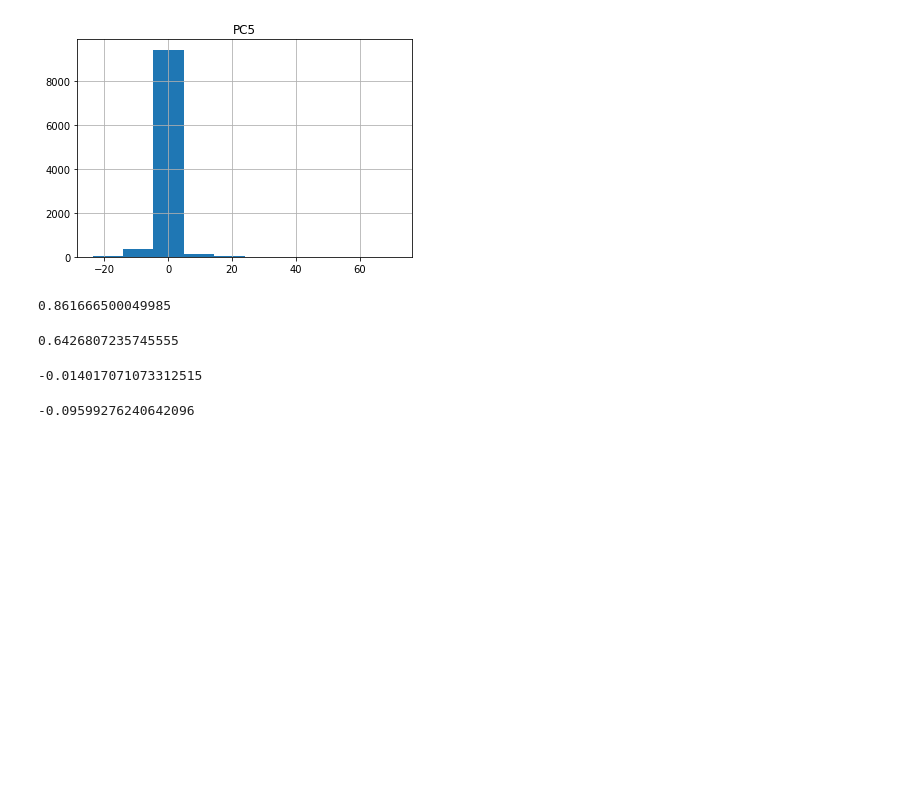
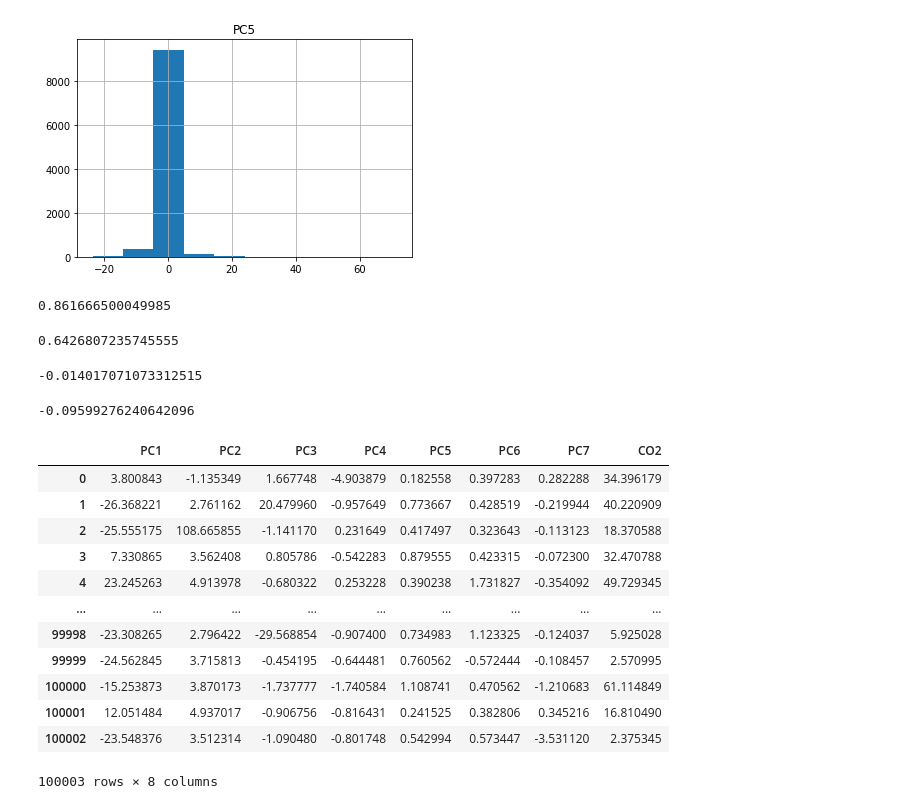
Before and after one commit to ACM-Research/exoplanet-atmosphere-analysis-with-ML, a Jupyter notebook: SynthDataGenerate.ipynb, the cells around one changed output. Drawn from its saved outputs; the diff is of its cells as text; code cells hidden in the pictures; blank space fills up the shorter version.

```diff
--- a/SynthDataGenerate.ipynb
+++ b/SynthDataGenerate.ipynb
@@ -265,0 +264,17 @@ sample_x_data = x_data[1:1000,:]
+# %%
+synth_xData = model.sample(num_rows=100003)
+synth_xData
+# %% [output]
+|  | PC1 | PC2 | PC3 | PC4 | PC5 | PC6 | PC7 | CO2 |
+| 0 | 3.800843 | -1.135349 | 1.667748 | -4.903879 | 0.182558 | 0.397283 | 0.282288 | 34.396179 |
+| 1 | -26.368221 | 2.761162 | 20.479960 | -0.957649 | 0.773667 | 0.428519 | -0.219944 | 40.220909 |
+| 2 | -25.555175 | 108.665855 | -1.141170 | 0.231649 | 0.417497 | 0.323643 | -0.113123 | 18.370588 |
+| 3 | 7.330865 | 3.562408 | 0.805786 | -0.542283 | 0.879555 | 0.423315 | -0.072300 | 32.470788 |
+| 4 | 23.245263 | 4.913978 | -0.680322 | 0.253228 | 0.390238 | 1.731827 | -0.354092 | 49.729345 |
+| ... | ... | ... | ... | ... | ... | ... | ... | ... |
+| 99998 | -23.308265 | 2.796422 | -29.568854 | -0.907400 | 0.734983 | 1.123325 | -0.124037 | 5.925028 |
+| 99999 | -24.562845 | 3.715813 | -0.454195 | -0.644481 | 0.760562 | -0.572444 | -0.108457 | 2.570995 |
+| 100000 | -15.253873 | 3.870173 | -1.737777 | -1.740584 | 1.108741 | 0.470562 | -1.210683 | 61.114849 |
+| 100001 | 12.051484 | 4.937017 | -0.906756 | -0.816431 | 0.241525 | 0.382806 | 0.345216 | 16.810490 |
+| 100002 | -23.548376 | 3.512314 | -1.090480 | -0.801748 | 0.542994 | 0.573447 | -3.531120 | 2.375345 |
+100003 rows × 8 columns
```
Also changed, not shown: parts of 2 cells of this notebook.
